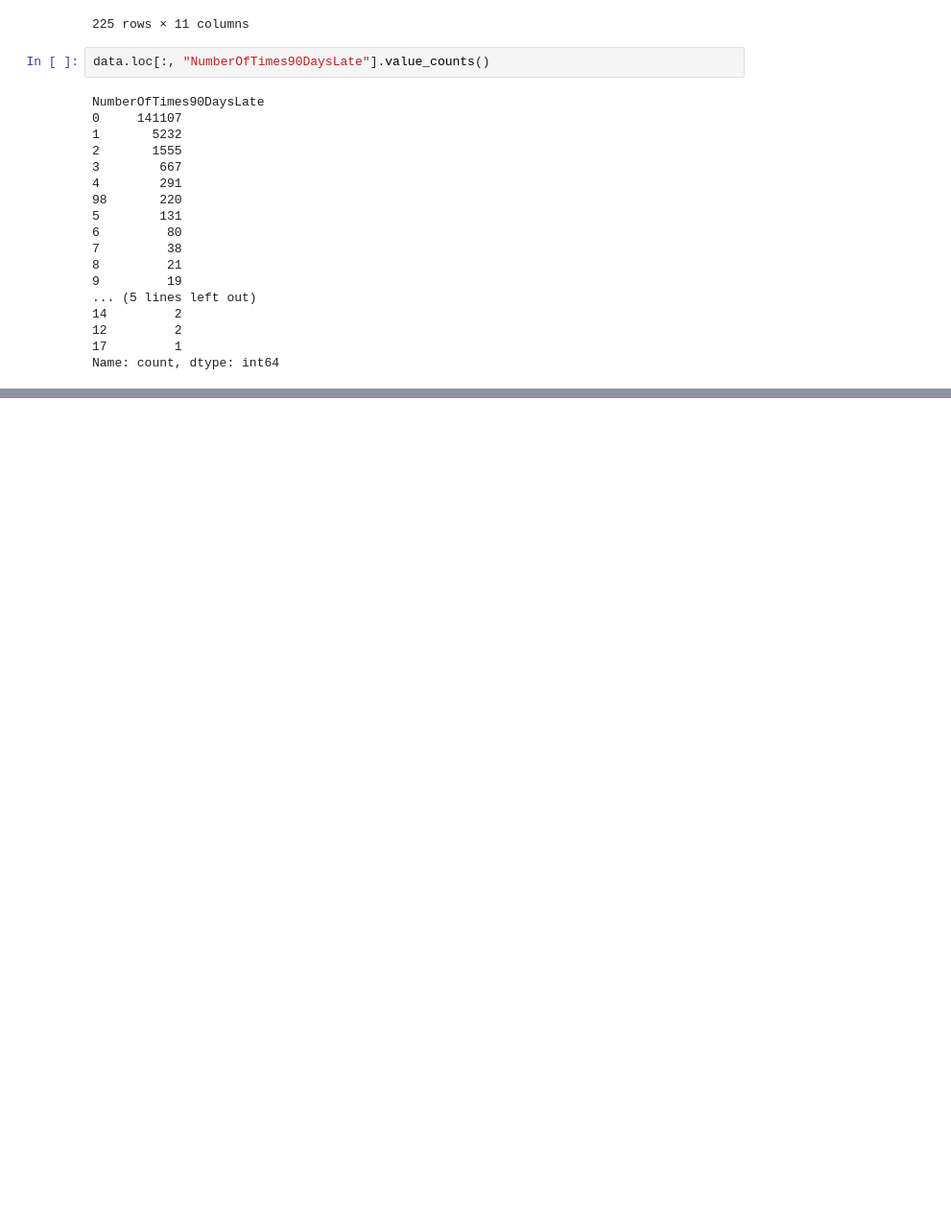
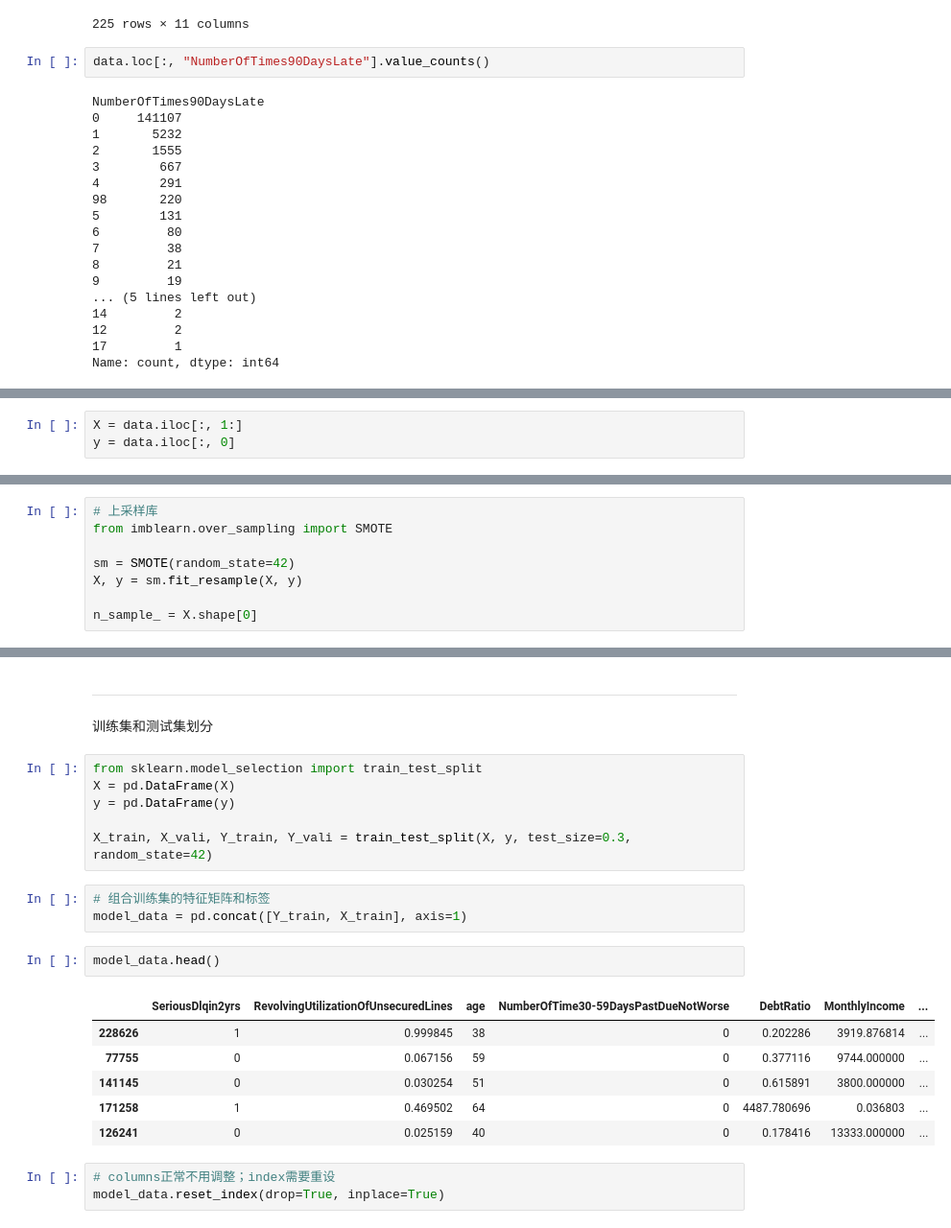
Before and after one commit to Ripple3547/caicai-sklearn, a Jupyter notebook: codes/5.ipynb, the cells around one changed output, grey strips where cells are left out. Shown at 96% size. Cells and saved outputs as stored; diff of their text form; blank space fills up the shorter version.

```diff
--- a/codes/5.ipynb
+++ b/codes/5.ipynb
@@ -275,0 +349,3 @@ Name: count, dtype: int64
+# %%
+X = data.iloc[:, 1:]
+y = data.iloc[:, 0]
@@ -275,0 +365,8 @@ Name: count, dtype: int64
+# %%
+# 上采样库
+from imblearn.over_sampling import SMOTE
+
+sm = SMOTE(random_state=42)
+X, y = sm.fit_resample(X, y)
+
+n_sample_ = X.shape[0]
@@ -275,0 +390,25 @@ Name: count, dtype: int64
+# %% [markdown]
+---
+# %% [markdown]
+训练集和测试集划分
+# %%
+from sklearn.model_selection import train_test_split
+X = pd.DataFrame(X)
+y = pd.DataFrame(y)
+
+X_train, X_vali, Y_train, Y_vali = train_test_split(X, y, test_size=0.3, random_state=42)
+# %%
+# 组合训练集的特征矩阵和标签
+model_data = pd.concat([Y_train, X_train], axis=1)
+# %%
+model_data.head()
+# %% [output]
+|  | SeriousDlqin2yrs | RevolvingUtilizationOfUnsecuredLines | age | NumberOfTime30-59DaysPastDueNotWorse | DebtRatio | MonthlyIncome | ... |
+| 228626 | 1 | 0.999845 | 38 | 0 | 0.202286 | 3919.876814 | ... |
+| 77755 | 0 | 0.067156 | 59 | 0 | 0.377116 | 9744.000000 | ... |
+| 141145 | 0 | 0.030254 | 51 | 0 | 0.615891 | 3800.000000 | ... |
+| 171258 | 1 | 0.469502 | 64 | 0 | 4487.780696 | 0.036803 | ... |
+| 126241 | 0 | 0.025159 | 40 | 0 | 0.178416 | 13333.000000 | ... |
+# %%
+# columns正常不用调整；index需要重设
+model_data.reset_index(drop=True, inplace=True)
```
Also changed, not shown: parts of 32 cells of this notebook, 4 other files.
